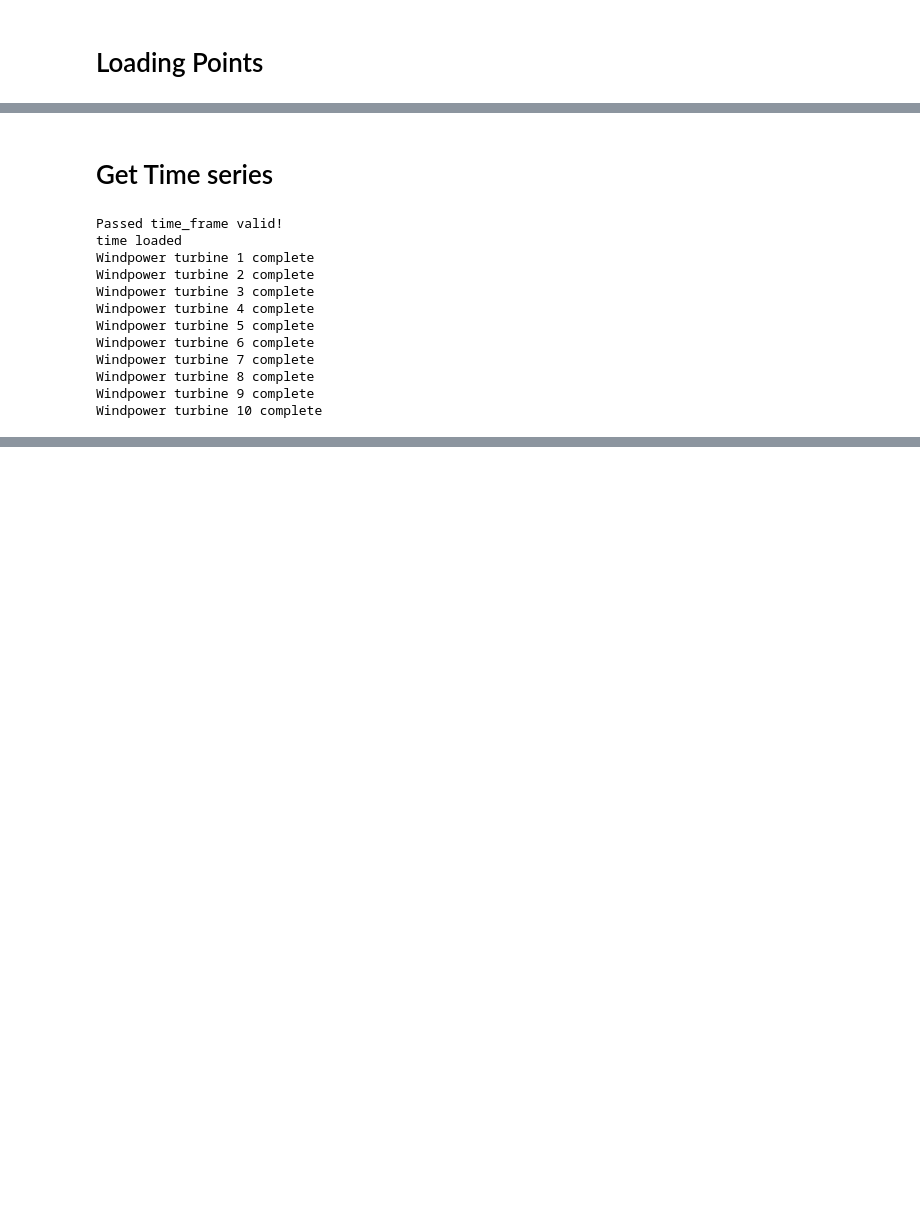
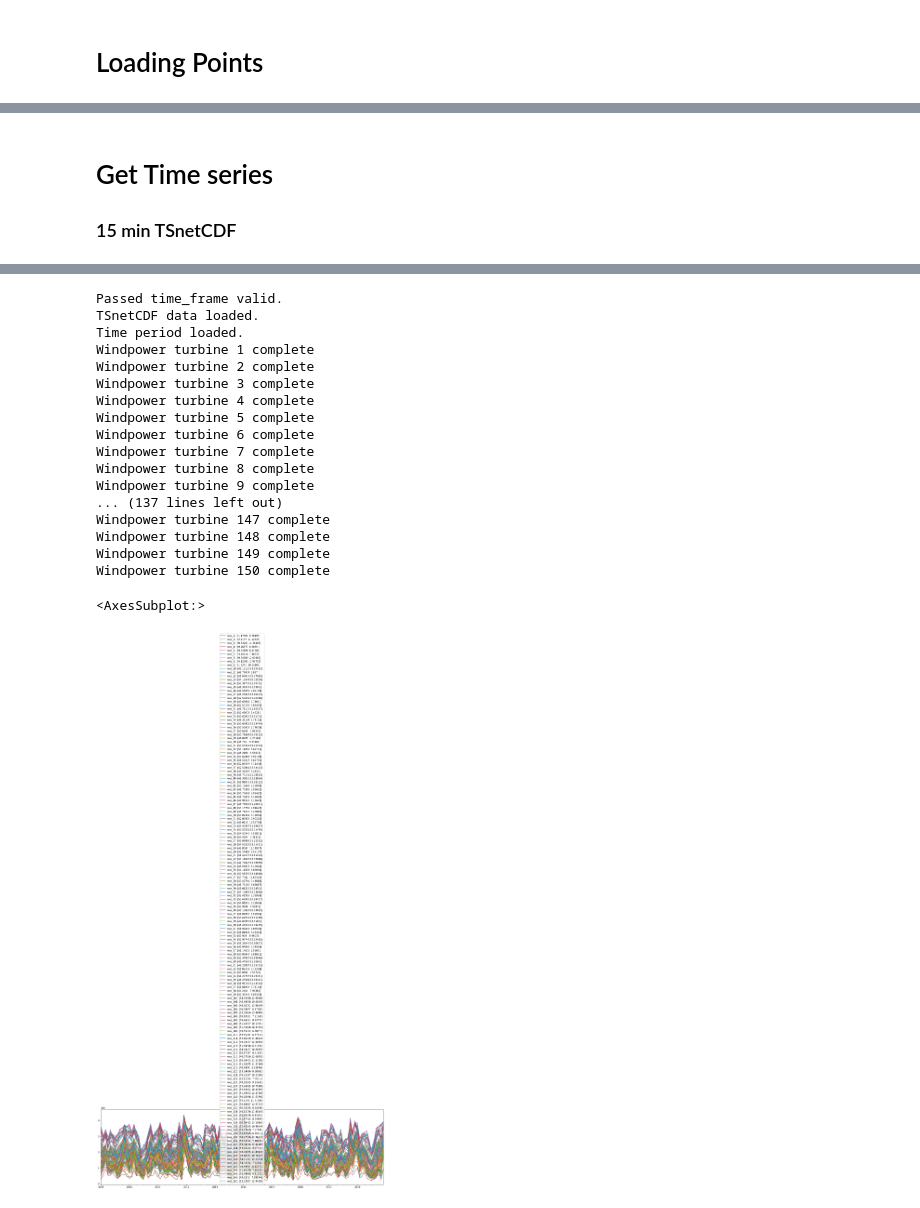
Before and after one commit to clwehner/Windatlas, a Jupyter notebook: windatlas/anemos_data/test_all.ipynb, the cells around one changed output, grey strips where cells are left out. Drawn from its saved outputs; the diff is of its cells as text; code cells hidden in the pictures; blank space fills up the shorter version.

```diff
--- a/windatlas/anemos_data/test_all.ipynb
+++ b/windatlas/anemos_data/test_all.ipynb
@@ -46,25 +31,15 @@ testPoints.point_list[:5]
 # %% [markdown]
 # Get Time series
+
+### 15 min TSnetCDF
-# %%
-testPoints.get_power_output(power_curves=power_curves, time_frame=[2009,"2014-09-20"])
-# %% [output]
-Passed time_frame valid!
-time loaded
-Windpower turbine 1 complete
-Windpower turbine 2 complete
-Windpower turbine 3 complete
-Windpower turbine 4 complete
-Windpower turbine 5 complete
-Windpower turbine 6 complete
-Windpower turbine 7 complete
-Windpower turbine 8 complete
-Windpower turbine 9 complete
-Windpower turbine 10 complete
 # %%
+testPoints.get_windpower_out(wind_data_type=WindDataType.TSNETCDF, time_frame=[2009,"2018-12-31"])
+
 Eout = {}
 for num, point in enumerate(testPoints.point_list):
     Eout[f"wea_{num+1}: {point.lat_lon_coor}"] = point.power_time_series
 
-df = pandas.DataFrame(data=Eout,index=testPoints.time)
-df.head()#.resample("14d").mean().plot(figsize=(22,6))
+df = pandas.DataFrame(data=Eout,index=testPoints.time_periode)
+
+df.resample("1m").sum().plot(figsize=(22,6))
 # %% [output]
@@ -77 +46,20 @@ df.head()#.resample("14d").mean().plot(figsize=(22,6))
+Passed time_frame valid.
+TSnetCDF data loaded.
+Time period loaded.
+Windpower turbine 1 complete
+Windpower turbine 2 complete
+Windpower turbine 3 complete
+Windpower turbine 4 complete
+Windpower turbine 5 complete
+Windpower turbine 6 complete
+Windpower turbine 7 complete
+Windpower turbine 8 complete
+Windpower turbine 9 complete
+... (137 lines left out)
+Windpower turbine 147 complete
+Windpower turbine 148 complete
+Windpower turbine 149 complete
+Windpower turbine 150 complete
+<AxesSubplot:>
+[figure, added]
 # %%
```
Also changed, not shown: parts of 17 cells of this notebook, 7 other files.
